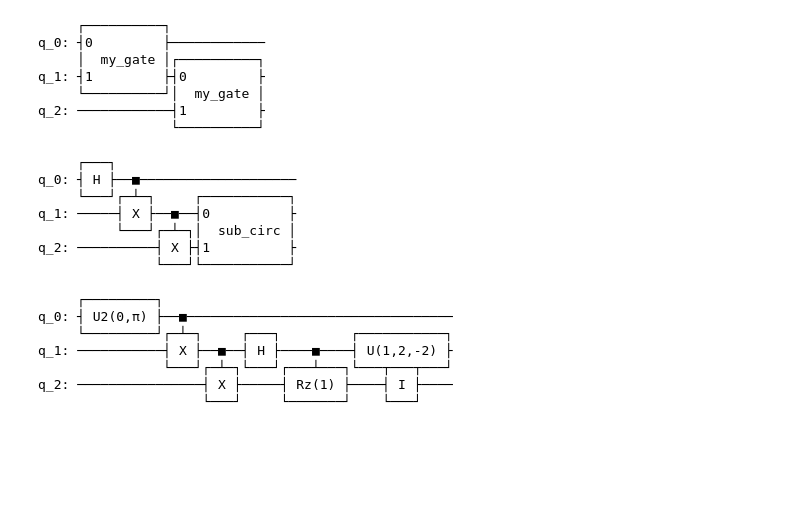
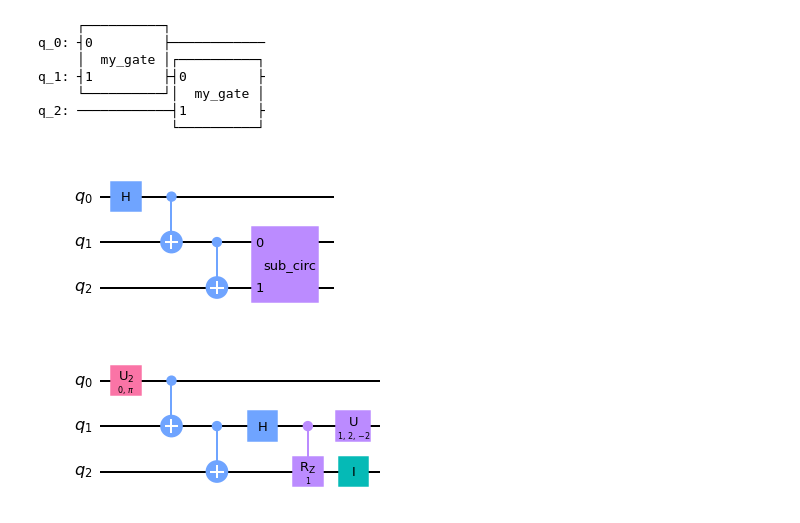
Before and after one commit to kenzalittlegenius/qiskit-tutorials, a Jupyter notebook: tutorials/circuits_advanced/01.01_advanced_circuits.ipynb, the cells around one changed output. Saved outputs shown, nothing was run; the diff lists cells and outputs as text; code cells hidden in the pictures; blank space fills up the shorter version.

```diff
--- a/tutorials/circuits_advanced/01.01_advanced_circuits.ipynb
+++ b/tutorials/circuits_advanced/01.01_advanced_circuits.ipynb
@@ -46,50 +46,38 @@ sub_circ.h(sub_q[0])
     target_qubit: The qubit(s) targeted by the gate.
     label: The string label of the gate in the circuit.
     ctrl_state: The control state in decimal, or as a bitstring (e.g. '1').  Defaults to controlling on the '1' state."""
 
 #L'angle de rotation est 1 , le bit de contrôle est sub_q[0] , le bit cible est sub_q[1]
 sub_circ.crz(1, sub_q[0], sub_q[1])
 
 #on ajoute une barrière #elle peut être vue dans la version décomposée
 #sub_circ.barrier()
 #on ajoute un id ?
 
 #on ajoute une porte identité
 sub_circ.id(sub_q[1])
 
 #on ajoute une porte u
 sub_circ.u(1, 2, -2, sub_q[0])
 
 
 
 # Convert to a gate and stick it into an arbitrary place in the bigger circuit
 sub_inst = sub_circ.to_instruction()
 
 qr = QuantumRegister(3, 'q')
 circ = QuantumCircuit(qr)
 circ.h(qr[0])
 circ.cx(qr[0], qr[1])
 circ.cx(qr[1], qr[2])
 circ.append(sub_inst, [qr[1], qr[2]])
 
-circ.draw()
+circ.draw('mpl')
 # %% [output]
-     ┌───┐
-q_0: ┤ H ├──■────────────────────
-     └───┘┌─┴─┐     ┌───────────┐
-q_1: ─────┤ X ├──■──┤0          ├
-          └───┘┌─┴─┐│  sub_circ │
-q_2: ──────────┤ X ├┤1          ├
-               └───┘└───────────┘
+[figure, added]
 # %%
 decomposed_circ = circ.decompose() # Does not modify original circuit
-decomposed_circ.draw()
+decomposed_circ.draw('mpl')
 # %% [output]
-     ┌─────────┐
-q_0: ┤ U2(0,π) ├──■──────────────────────────────────
-     └─────────┘┌─┴─┐     ┌───┐         ┌───────────┐
-q_1: ───────────┤ X ├──■──┤ H ├────■────┤ U(1,2,-2) ├
-                └───┘┌─┴─┐└───┘┌───┴───┐└───┬───┬───┘
-q_2: ────────────────┤ X ├─────┤ Rz(1) ├────┤ I ├────
-                     └───┘     └───────┘    └───┘
+[figure, added]
 # %%
```
Also changed, not shown: parts of 9 cells of this notebook, 1 other file.
